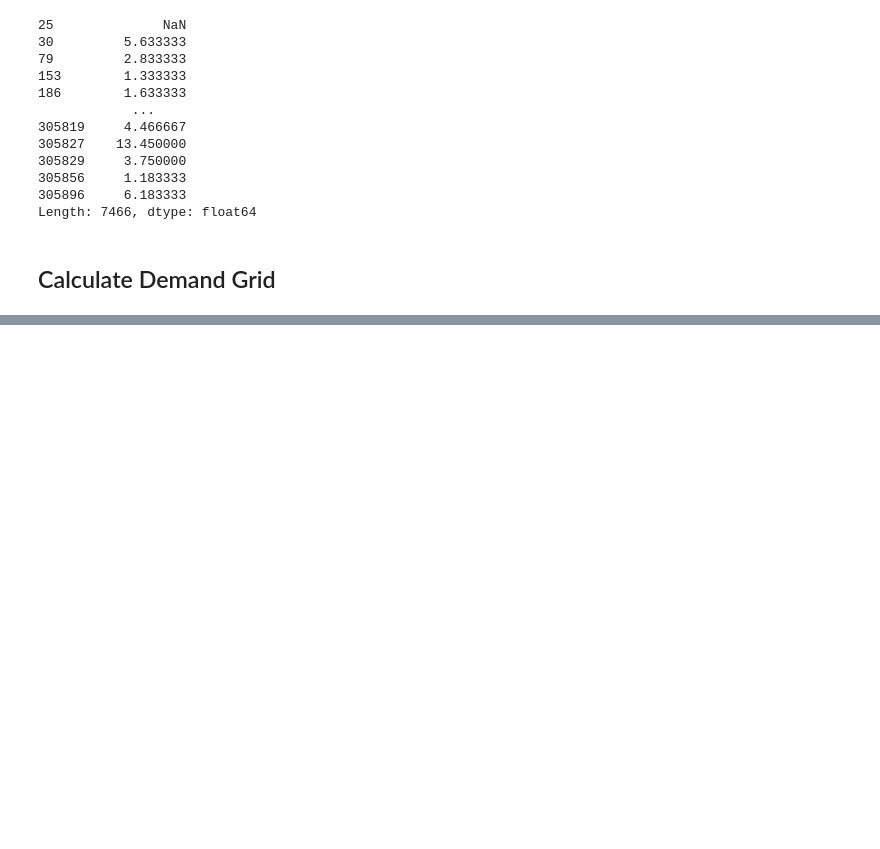
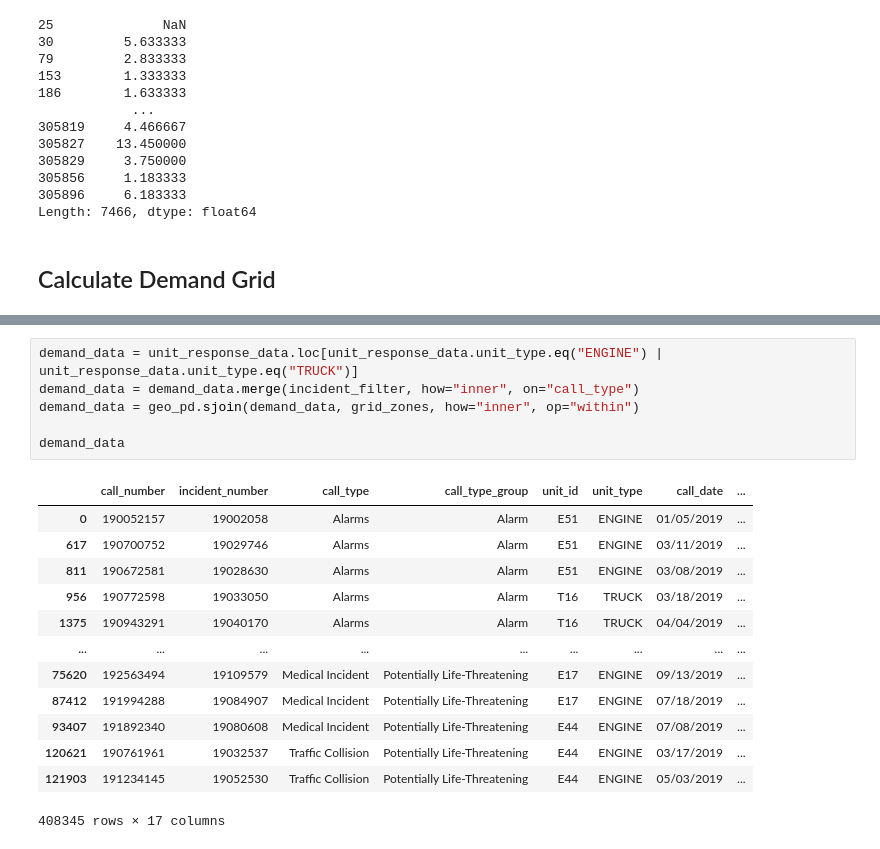
Before and after one commit to mjgood4/firstrespondersites, a Jupyter notebook: research/eda/manderson334/notebooks/Unit Responses.ipynb, the cells around one changed output, grey strips where cells are left out. Cells and saved outputs as stored; diff of their text form; blank space fills up the shorter version.

```diff
--- a/research/eda/manderson334/notebooks/Unit Responses.ipynb
+++ b/research/eda/manderson334/notebooks/Unit Responses.ipynb
@@ -329,0 +387,20 @@ Length: 7466, dtype: float64
+# %%
+demand_data = unit_response_data.loc[unit_response_data.unit_type.eq("ENGINE") | unit_response_data.unit_type.eq("TRUCK")]
+demand_data = demand_data.merge(incident_filter, how="inner", on="call_type")
+demand_data = geo_pd.sjoin(demand_data, grid_zones, how="inner", op="within")
+
+demand_data
+# %% [output]
+|  | call_number | incident_number | call_type | call_type_group | unit_id | unit_type | call_date | ... |
+| 0 | 190052157 | 19002058 | Alarms | Alarm | E51 | ENGINE | 01/05/2019 | ... |
+| 617 | 190700752 | 19029746 | Alarms | Alarm | E51 | ENGINE | 03/11/2019 | ... |
+| 811 | 190672581 | 19028630 | Alarms | Alarm | E51 | ENGINE | 03/08/2019 | ... |
+| 956 | 190772598 | 19033050 | Alarms | Alarm | T16 | TRUCK | 03/18/2019 | ... |
+| 1375 | 190943291 | 19040170 | Alarms | Alarm | T16 | TRUCK | 04/04/2019 | ... |
+| ... | ... | ... | ... | ... | ... | ... | ... | ... |
+| 75620 | 192563494 | 19109579 | Medical Incident | Potentially Life-Threatening | E17 | ENGINE | 09/13/2019 | ... |
+| 87412 | 191994288 | 19084907 | Medical Incident | Potentially Life-Threatening | E17 | ENGINE | 07/18/2019 | ... |
+| 93407 | 191892340 | 19080608 | Medical Incident | Potentially Life-Threatening | E44 | ENGINE | 07/08/2019 | ... |
+| 120621 | 190761961 | 19032537 | Traffic Collision | Potentially Life-Threatening | E44 | ENGINE | 03/17/2019 | ... |
+| 121903 | 191234145 | 19052530 | Traffic Collision | Potentially Life-Threatening | E44 | ENGINE | 05/03/2019 | ... |
+408345 rows × 17 columns
```
Also changed, not shown: parts of 12 cells of this notebook, 2 other files.
